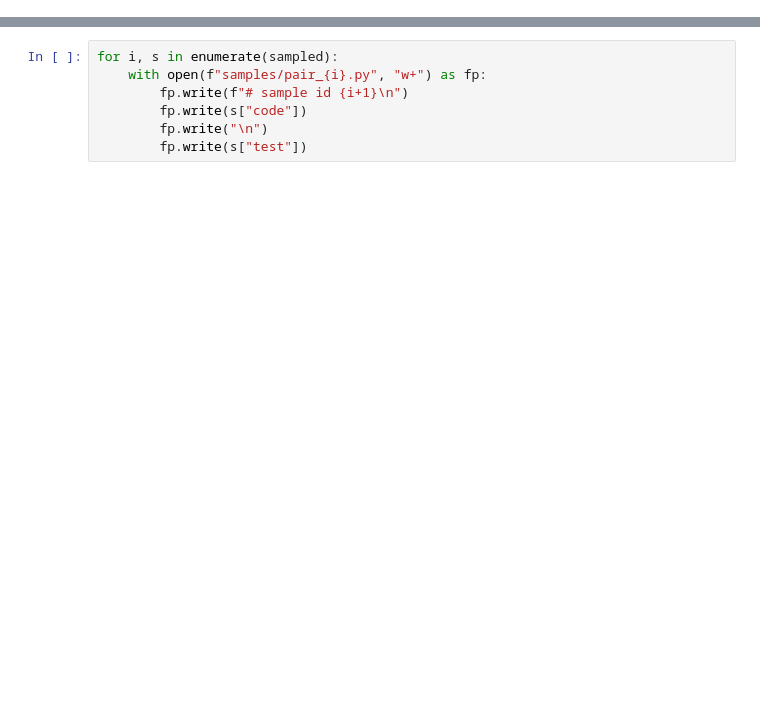
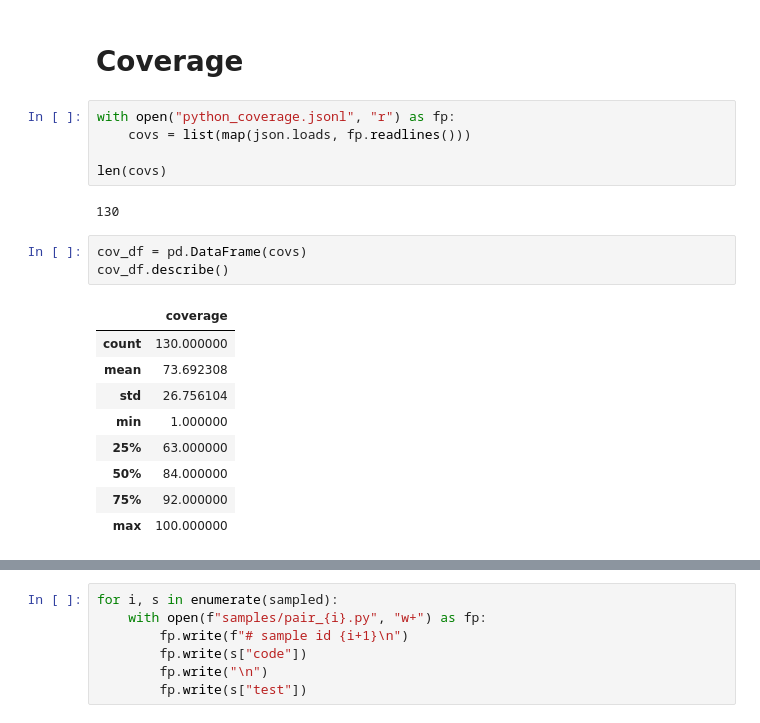
Before and after one commit to SecurityLab-UCD/UniTSyn, a Jupyter notebook: rebuttal.ipynb, the cells around one changed output, grey strips where cells are left out. Saved outputs shown, nothing was run; the diff lists cells and outputs as text; blank space fills up the shorter version.

Commit message:
add: data quality analysis

```diff
--- a/rebuttal.ipynb
+++ b/rebuttal.ipynb
@@ -19,0 +99,22 @@ len(py_objs)
+# %% [markdown]
+# Coverage
+# %%
+with open("python_coverage.jsonl", "r") as fp:
+    covs = list(map(json.loads, fp.readlines()))
+
+len(covs)
+# %% [output]
+130
+# %%
+cov_df = pd.DataFrame(covs)
+cov_df.describe()
+# %% [output]
+|  | coverage |
+| count | 130.000000 |
+| mean | 73.692308 |
+| std | 26.756104 |
+| min | 1.000000 |
+| 25% | 63.000000 |
+| 50% | 84.000000 |
+| 75% | 92.000000 |
+| max | 100.000000 |
```
Also changed, not shown: parts of 22 cells of this notebook, 1 other file.
